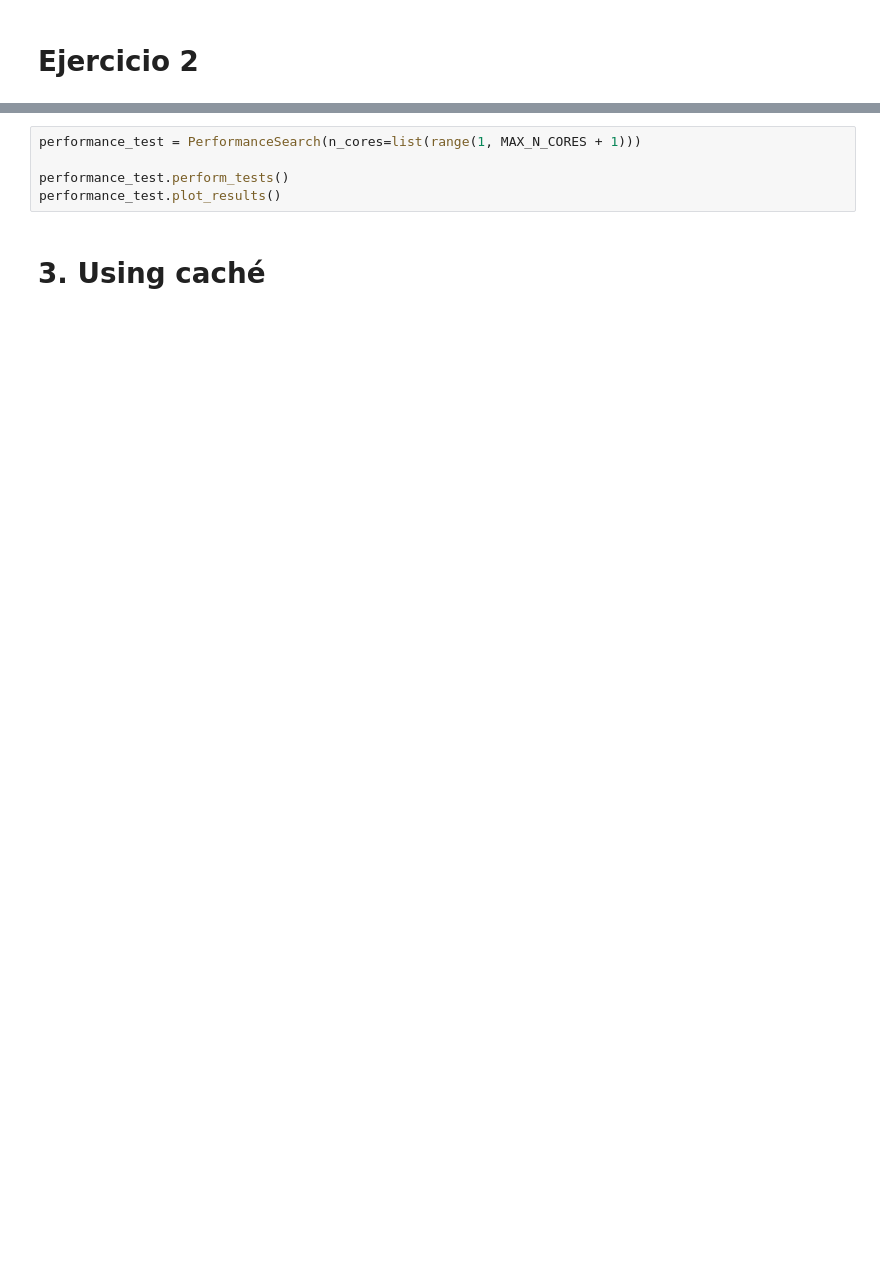
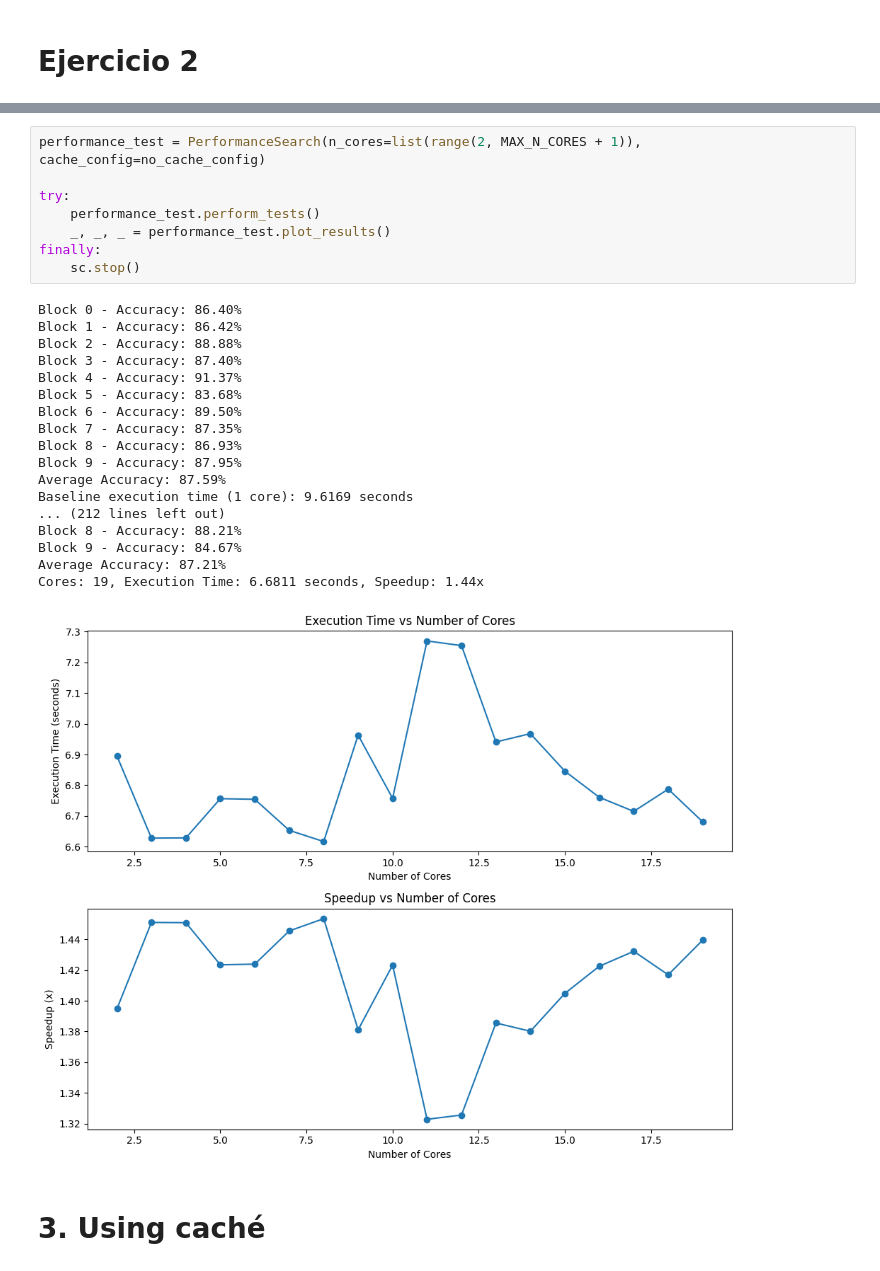
Before and after one commit to Jarturog/spark-botnet-classifier, a Jupyter notebook: Parte 3.ipynb, the cells around one changed output, grey strips where cells are left out. Drawn from its saved outputs; the diff is of its cells as text; blank space fills up the shorter version.

```diff
--- a/Parte 3.ipynb
+++ b/Parte 3.ipynb
@@ -438,7 +637,29 @@ class PerformanceSearch:
 # %%
-performance_test = PerformanceSearch(n_cores=list(range(1, MAX_N_CORES + 1)))
+performance_test = PerformanceSearch(n_cores=list(range(2, MAX_N_CORES + 1)), cache_config=no_cache_config)
 
-performance_test.perform_tests()
-performance_test.plot_results()
+try:
+    performance_test.perform_tests()
+    _, _, _ = performance_test.plot_results()
+finally:
+    sc.stop()
+# %% [output]
+Block 0 - Accuracy: 86.40%
+Block 1 - Accuracy: 86.42%
+Block 2 - Accuracy: 88.88%
+Block 3 - Accuracy: 87.40%
+Block 4 - Accuracy: 91.37%
+Block 5 - Accuracy: 83.68%
+Block 6 - Accuracy: 89.50%
+Block 7 - Accuracy: 87.35%
+Block 8 - Accuracy: 86.93%
+Block 9 - Accuracy: 87.95%
+Average Accuracy: 87.59%
+Baseline execution time (1 core): 9.6169 seconds
+... (212 lines left out)
+Block 8 - Accuracy: 88.21%
+Block 9 - Accuracy: 84.67%
+Average Accuracy: 87.21%
+Cores: 19, Execution Time: 6.6811 seconds, Speedup: 1.44x
+[figure, added]
 # %% [markdown]
 # 3. Using caché
```
Also changed, not shown: parts of 20 cells of this notebook.
